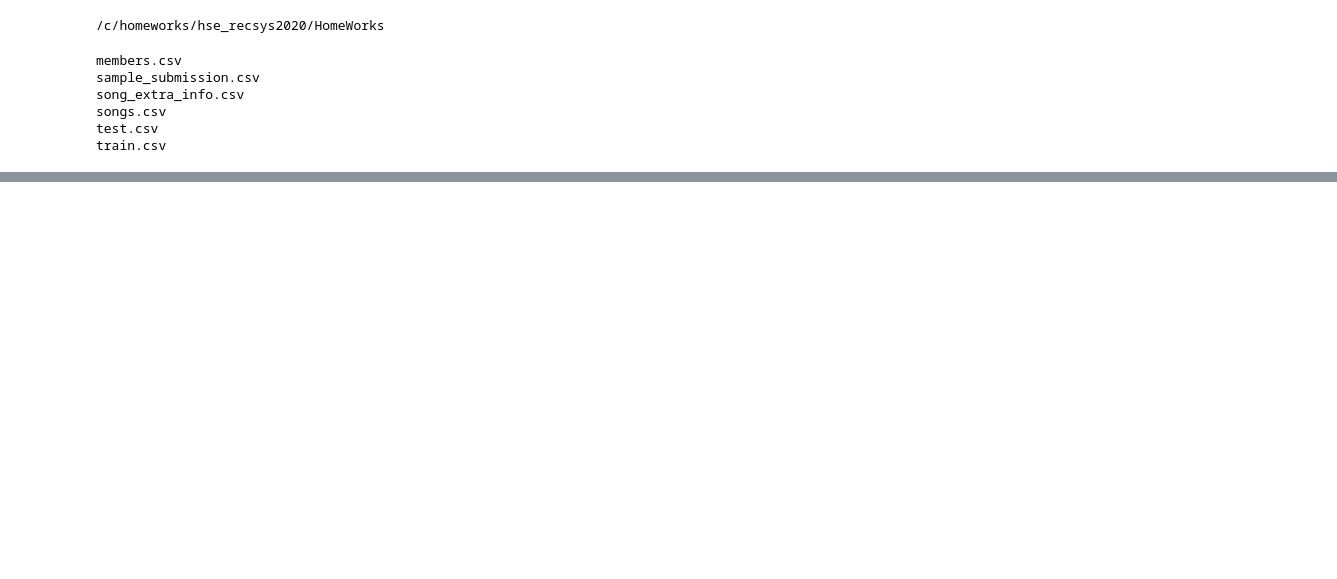
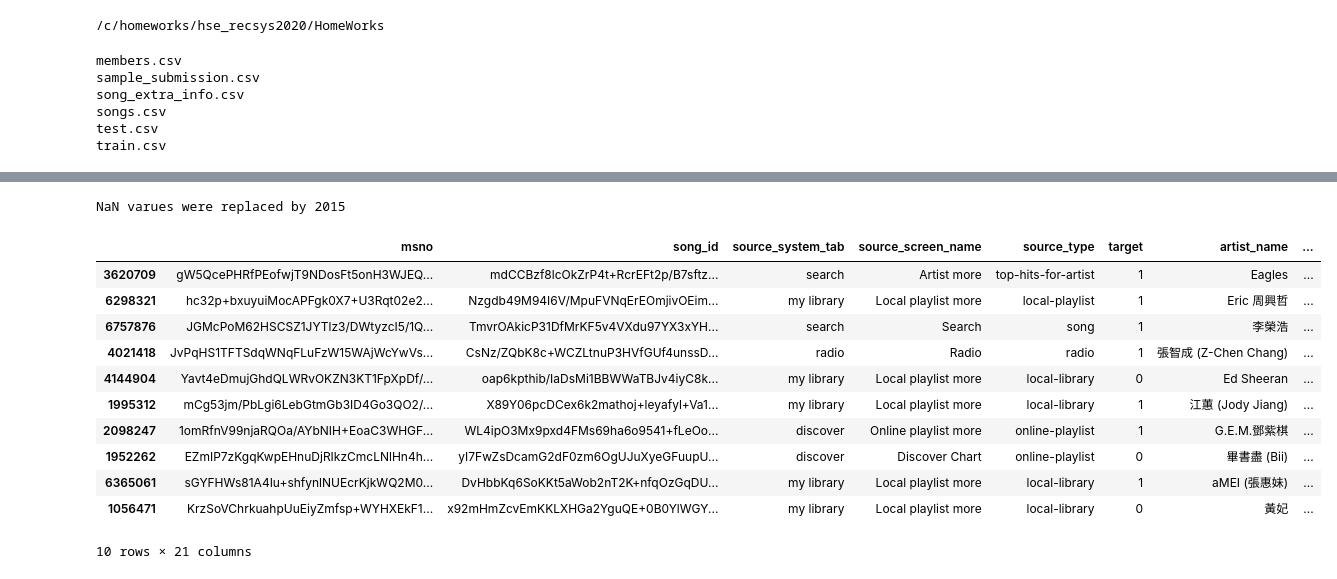
Before and after one commit to ArtyomLobanov/hse_recsys2020, a Jupyter notebook: HomeWorks/HW2.ipynb, the cells around one changed output, grey strips where cells are left out. Drawn from its saved outputs; the diff is of its cells as text; code cells hidden in the pictures; blank space fills up the shorter version.

```diff
--- a/HomeWorks/HW2.ipynb
+++ b/HomeWorks/HW2.ipynb
@@ -173,0 +56,31 @@ model.fit(pool)
+# %%
+song_extra_info_df['song_year'] = song_extra_info_df['isrc'].apply(isrc_to_year)
+song_year_mode = song_extra_info_df['song_year'].mode()[0]
+song_extra_info_df['song_year'] = song_extra_info_df['song_year'].replace(np.nan, song_year_mode)
+song_extra_info_df['song_year'] = song_extra_info_df['song_year'].astype('int')
+song_extra_info_df.drop(['isrc', 'name'], axis=1, inplace=True)
+print(f'NaN varues were replaced by {int(song_year_mode)}')
+# %% [output]
+NaN varues were replaced by 2015
+# %%
+song_columns_to_use = ['song_id', 'artist_name', 'song_length', 'language', 'genre_ids']
+data_df = data_df.merge(songs_df[song_columns_to_use], on='song_id', how='left')
+# %%
+data_df = data_df.merge(members_df, on='msno', how='left')
+# %%
+data_df = data_df.merge(song_extra_info_df, on='song_id', how='left')
+# %%
+data_df.sample(10)
+# %% [output]
+|  | msno | song_id | source_system_tab | source_screen_name | source_type | target | artist_name | ... |
+| 3620709 | gW5QcePHRfPEofwjT9NDosFt5onH3WJEQ... | mdCCBzf8lcOkZrP4t+RcrEFt2p/B7sftz... | search | Artist more | top-hits-for-artist | 1 | Eagles | ... |
+| 6298321 | hc32p+bxuyuiMocAPFgk0X7+U3Rqt02e2... | Nzgdb49M94I6V/MpuFVNqErEOmjivOEim... | my library | Local playlist more | local-playlist | 1 | Eric 周興哲 | ... |
+| 6757876 | JGMcPoM62HSCSZ1JYTlz3/DWtyzcI5/1Q... | TmvrOAkicP31DfMrKF5v4VXdu97YX3xYH... | search | Search | song | 1 | 李榮浩 | ... |
+| 4021418 | JvPqHS1TFTSdqWNqFLuFzW15WAjWcYwVs... | CsNz/ZQbK8c+WCZLtnuP3HVfGUf4unssD... | radio | Radio | radio | 1 | 張智成 (Z-Chen Chang) | ... |
+| 4144904 | Yavt4eDmujGhdQLWRvOKZN3KT1FpXpDf/... | oap6kpthib/IaDsMi1BBWWaTBJv4iyC8k... | my library | Local playlist more | local-library | 0 | Ed Sheeran | ... |
+| 1995312 | mCg53jm/PbLgi6LebGtmGb3ID4Go3QO2/... | X89Y06pcDCex6k2mathoj+leyafyl+Va1... | my library | Local playlist more | local-library | 1 | 江蕙 (Jody Jiang) | ... |
+| 2098247 | 1omRfnV99njaRQOa/AYbNIH+EoaC3WHGF... | WL4ipO3Mx9pxd4FMs69ha6o9541+fLeOo... | discover | Online playlist more | online-playlist | 1 | G.E.M.鄧紫棋 | ... |
+| 1952262 | EZmIP7zKgqKwpEHnuDjRIkzCmcLNlHn4h... | yI7FwZsDcamG2dF0zm6OgUJuXyeGFuupU... | discover | Discover Chart | online-playlist | 0 | 畢書盡 (Bii) | ... |
+| 6365061 | sGYFHWs81A4Iu+shfynlNUEcrKjkWQ2M0... | DvHbbKq6SoKKt5aWob2nT2K+nfqOzGqDU... | my library | Local playlist more | local-library | 1 | aMEI (張惠妹) | ... |
+| 1056471 | KrzSoVChrkuahpUuEiyZmfsp+WYHXEkF1... | x92mHmZcvEmKKLXHGa2YguQE+0B0YlWGY... | my library | Local playlist more | local-library | 0 | 黃妃 | ... |
+10 rows × 21 columns
```
Also changed, not shown: parts of 54 cells of this notebook.
